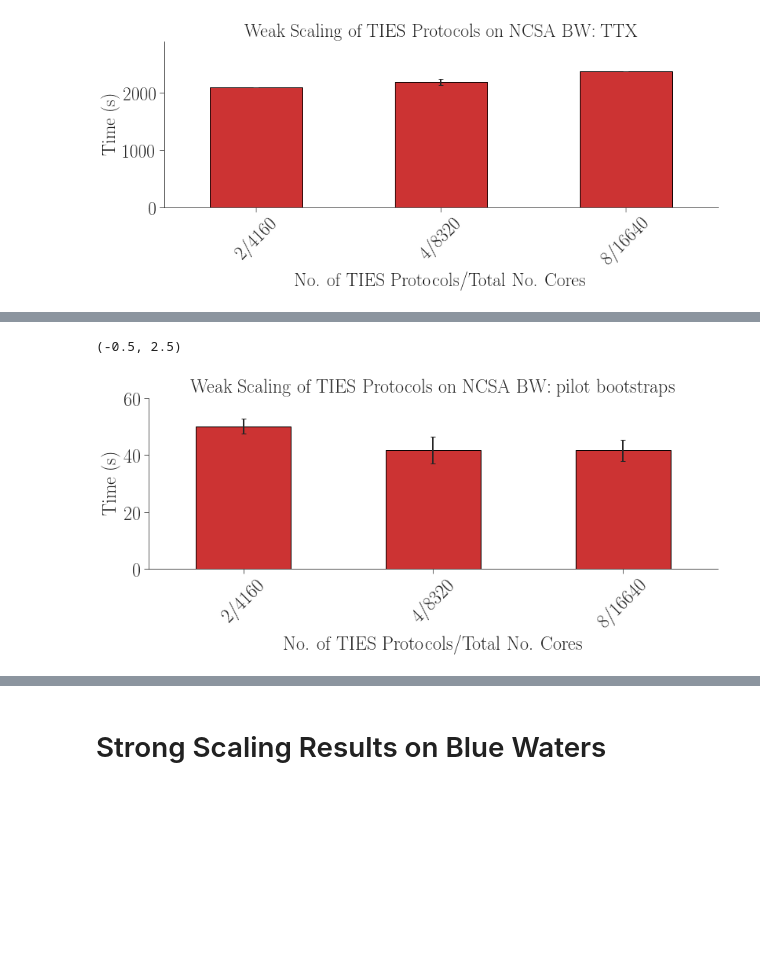
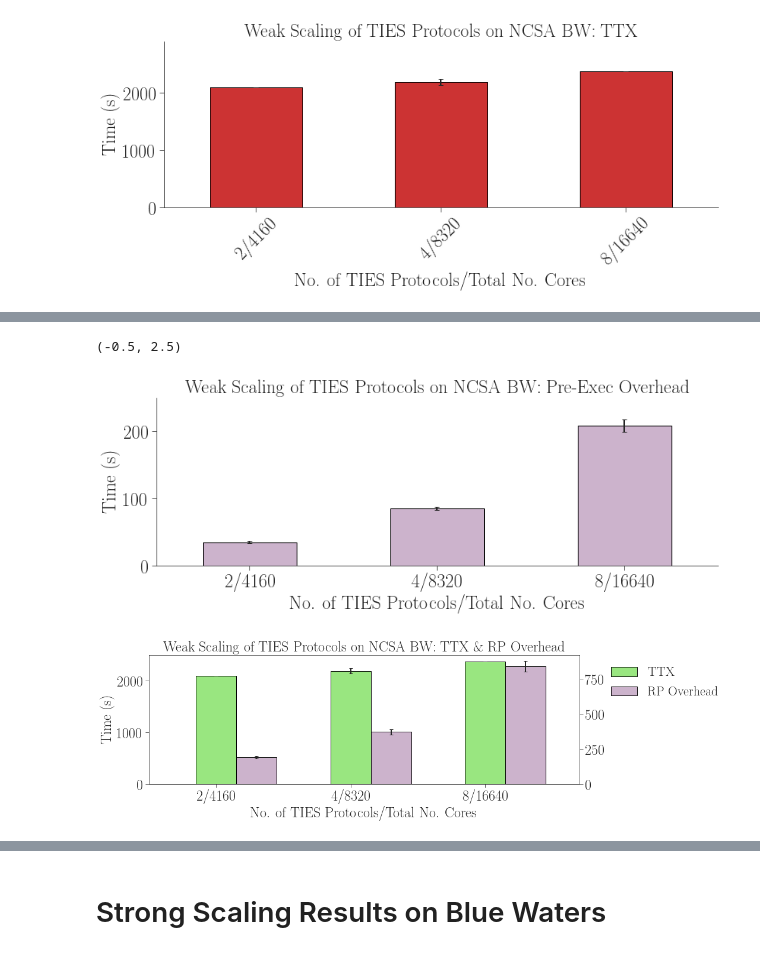
Before and after one commit to radical-experiments/isc-htbac-experiments, a Jupyter notebook: matteo_workflow/ties_ws_ss_NCSA_bw.ipynb, the cells around one changed output, grey strips where cells are left out. Cells and saved outputs as stored; diff of their text form; code cells hidden in the pictures; blank space fills up the shorter version.

Commit message:
figures and notebook

```diff
--- a/matteo_workflow/ties_ws_ss_NCSA_bw.ipynb
+++ b/matteo_workflow/ties_ws_ss_NCSA_bw.ipynb
@@ -394,0 +314,4 @@ ORDERED_KEYS      = [
+# %%
+frames = [sws, pws]
+data = pd.concat(frames, axis=1)
+data
@@ -395,28 +346,20 @@ ORDERED_KEYS      = [
 # %%
 fig, ax = fig_setup(figsize=(13,4))
 
-# Plot means and std bars
-# sws['TTC'].reset_index().plot.bar(
-#     x='nunit', y='mean', yerr='std',
-#     position=1.5, width=0.25, color=tableau20[1], ax=ax, rot=45,
-#     legend=False)
+pre_exec = data['pre_executables_cu']
 
-# sws['TTQ'].reset_index().plot.bar(
-#     x='nunit', y='mean', yerr='std',
-#     position=0.5, width=0.25, color=tableau20[3], ax=ax, rot=45,
-#     legend=False)
 
-ax = pws['p_bootstraps'].reset_index().plot.bar(
+ax = pre_exec.reset_index().plot.bar(
     x='nunit', y='mean', yerr='std',
-    width=0.5, color=tableau20[6], ax=ax, rot=45, # position=-0.5, secondary_y=True,
-    title='Weak Scaling of TIES Protocols on NCSA BW: pilot bootstraps',
+    width=0.5, color=tableau20[9], ax=ax, rot=0, # position=-0.5, secondary_y=True,
+    title='Weak Scaling of TIES Protocols on NCSA BW: Pre-Exec Overhead',
     legend=False)
 
 
 ax.set_xlabel('No. of TIES Protocols/Total No. Cores')
 ax.set_ylabel('Time (s)')
-ax.set_ylim(0,60)
+ax.set_ylim(0,250)
 ax.set_xlim(-0.5)
 # %% [output]
 (-0.5, 2.5)
-[figure, old version]
+[figure, new version]
@@ -426,0 +366,32 @@ SUM_KEYS_RP_OVERHEAD = {'rp_overhead'  : ['p_bootstrap','p_term', 'u_equeue', 'u
+# %%
+fig, ax = fig_setup(figsize=(13,4))
+width = 0.3
+
+
+ax = sws['TTX'].reset_index().plot(kind='bar',
+    x='nunit', y='mean', yerr='std',
+    color=tableau20[5], width=width, ax=ax, rot=45, # position=-0.5, secondary_y=True,
+    title='Weak Scaling of TIES Protocols on NCSA BW: TTX \& RP Overhead',
+    legend=False)
+
+ax.set_xlabel('No. of TIES Protocols/Total No. Cores')
+ax.set_ylabel('Time (s)')
+ax.set_ylim(0,2500)
+ax.set_xlim(-0.5)
+
+ax2 = RP_OVERHEAD_ws.reset_index().plot(kind='bar',
+    x='nunit', y='mean', yerr='std',
+    color=tableau20[9], width=width, ax=ax, rot=0, position=-0.5, secondary_y=True,
+    legend=False)
+
+#ax.set_ylim(0,300)
+ax.set_xlim(-0.5)
+ax.set_xlabel('No. of TIES Protocols/Total No. Cores')
+
+ax.legend(["TTX"], bbox_to_anchor = (1.247,1))
+ax2.legend(["RP Overhead"], bbox_to_anchor = (1.35,0.85))
+
+plt.savefig('figures/ties_NCSA_BW_weak_scaling_with_overhead.pdf', dpi=300, bbox_inches='tight')
+plt.savefig('figures/ties_NCSA_BW_weak_scaling_with_overhead.png')
+# %% [output]
+[figure, added]
```
Also changed, not shown: parts of 17 cells of this notebook, 8 other files.
